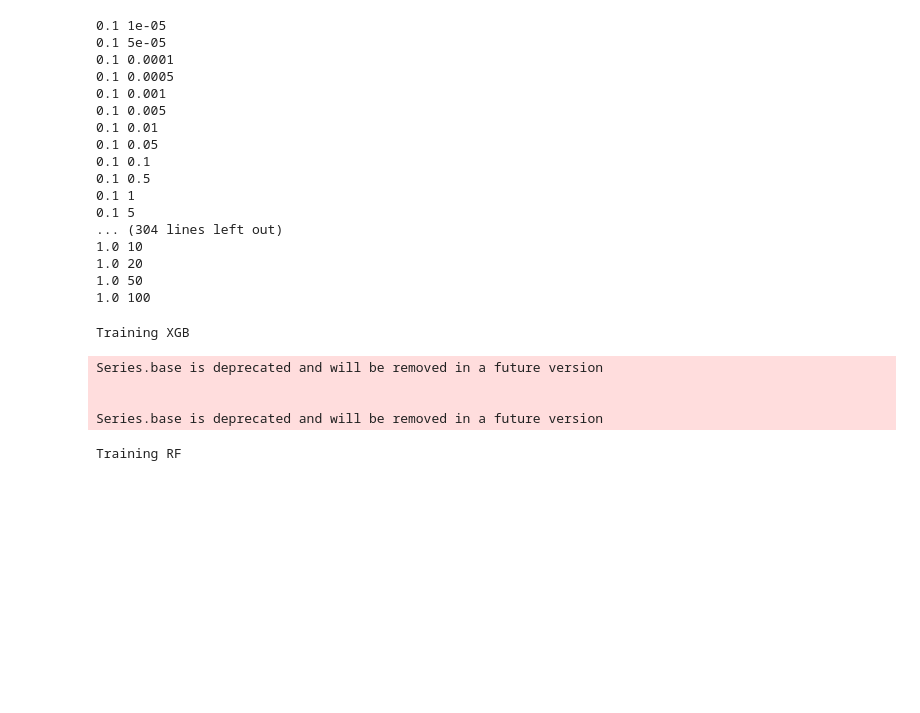
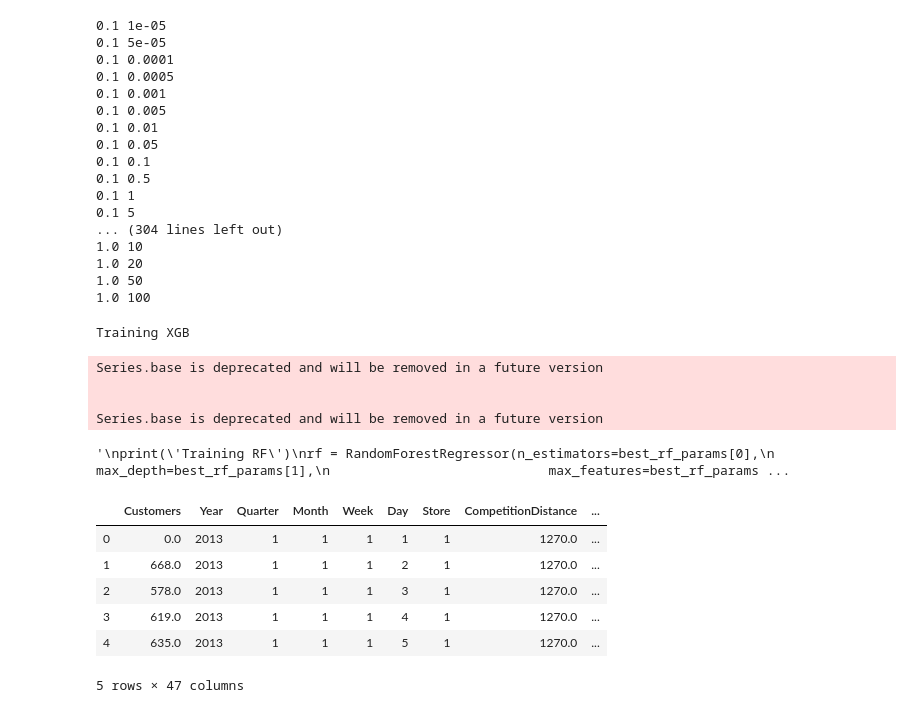
Before and after one commit to stanislav-chekmenev/comp1-team3, a Jupyter notebook: comp1.ipynb, the cells around one changed output. Drawn from its saved outputs; the diff is of its cells as text; code cells hidden in the pictures; blank space fills up the shorter version.

```diff
--- a/comp1.ipynb
+++ b/comp1.ipynb
@@ -83,17 +97,17 @@ Test = pd.concat([Test.reset_index(), ohe_test], axis=1)
 #Test.to_csv('data/stasTest.csv', index=False)
 #Val.to_csv('data/stasVal.csv', index=False)
 # %%
-Train = pd.read_csv('data/stasTrain.csv', index_col=False).drop(axis=1, labels='index')
-Val = pd.read_csv('data/stasVal.csv', index_col=False).drop(axis=1, labels='index')
-Test = pd.read_csv('data/stasTest.csv', index_col=False).drop(axis=1, labels='index')
+#Train = pd.read_csv('data/stasTrain.csv', index_col=False).drop(axis=1, labels='index')
+#Val = pd.read_csv('data/stasVal.csv', index_col=False).drop(axis=1, labels='index')
+#Test = pd.read_csv('data/stasTest.csv', index_col=False).drop(axis=1, labels='index')
 # %%
 # Create X_train, y_train and so on
-X_train = Train.drop(axis=1, labels=['Sales])
+X_train = Train.drop(axis=1, labels=['Sales'])
 X_train = X_train
 y_train = Train['Sales']
-X_val = Val.drop(axis=1, labels=['Sales])
+X_val = Val.drop(axis=1, labels=['Sales'])
 y_val = Val['Sales']
-X_test = Test.drop(axis=1, labels=['Sales])
+X_test = Test.drop(axis=1, labels=['Sales'])
 y_test = Test['Sales']
 # %% [markdown]
 ### Training
@@ -149,28 +163,11 @@ rf_params = parameter_search(X_train.iloc[ind], y_train.iloc[ind], method='rf',
 (10178, 6, 0.8)
 (9092, 4, 0.9)
 ... (10 outputs left out)
-# %%
-# Perform PCA
-pca = PCA(n_components=4)
-pca.fit(X_train)def predict_stacked(X, models, coefs):
-    pca = pickle.load(open("pca.pickle.dat", "rb"))
-    X_pca = pca.transform(X)
-    valid_models = {'xgb', 'rf', 'el_net'}
-    if models.keys() not in valid_models:
-        raise ValueError("Model names must be one of %r." % valid_models)
-
-    if not type(models) == dict & type(coefs) == dict:
-        raise ValueError('models and coefs are dictionaries, please support a dictionary')
-    else:
-        xgb_mod = models['xgb']
-        rf_mod = models['rf']
-        el_net_mod = models['el_net']
-        xgb_coef = coefs['xgb']
-        rf_coef = coefs['rf']
-        el_net_coef = coefs['el_net']
-
-    return np.sum(xgb_coef * xgb_mod.predict(X) + rf_coed * rf_mod.predict(X) + el_net_coef * el_net.predict(X_pca))
-pickle.dump(pca, open("pca.pickle.dat", "wb"))
+# %%
+# Perform PCA
+pca = PCA(n_components=4)
+pca.fit(X_train)
+pickle.dump(pca, open("pca.pickle.dat", "wb"))
 # %%
 # Elastic Net
 params = {
@@ -241,6 +238,7 @@ xgb_model.fit(X_train, y_train, eval_metric=fit_params['eval_metric'],
 # save model to file
 pickle.dump(xgb_model, open("metadata/xgb_model.pickle.dat", "wb"))
 
+'''
 print('Training RF')
 rf = RandomForestRegressor(n_estimators=best_rf_params[0],
                             max_depth=best_rf_params[1],
@@ -256,13 +254,14 @@ elastic.fit(X_train_pca, y_train)
 
 # save model to file
 pickle.dump(el_net_model, open("metadata/el_net_model.pickle.dat", "wb"))
+'''
 # %% [output]
 Training XGB
 Series.base is deprecated and will be removed in a future version
 
 
 Series.base is deprecated and will be removed in a future version
-Training RF
+'\nprint(\'Training RF\')\nrf = RandomForestRegressor(n_estimators=best_rf_params[0],\n                            max_depth=best_rf_params[1],\n                            max_features=best_rf_params ...
 # %%
 # Perform search for stacking coefficients
 params = [
@@ -284,3 +283,13 @@ best_stack_params = parameter_search(X_val, y_val, method='stack', params=params
                 (0.5, 0.3, 0.2), (0.4, 0.6, 0), (0.4, 0.5, 0.1), (0.4, 0.4, 0.2), (0.3, 0.7, 0),
                 (0.3, 0.6, 0.1), (0.3, 0.5, 0.2)
 ]
+# %%
+X_train.head()
+# %% [output]
+|  | Customers | Year | Quarter | Month | Week | Day | Store | CompetitionDistance | ... |
+| 0 | 0.0 | 2013 | 1 | 1 | 1 | 1 | 1 | 1270.0 | ... |
+| 1 | 668.0 | 2013 | 1 | 1 | 1 | 2 | 1 | 1270.0 | ... |
+| 2 | 578.0 | 2013 | 1 | 1 | 1 | 3 | 1 | 1270.0 | ... |
+| 3 | 619.0 | 2013 | 1 | 1 | 1 | 4 | 1 | 1270.0 | ... |
+| 4 | 635.0 | 2013 | 1 | 1 | 1 | 5 | 1 | 1270.0 | ... |
+5 rows × 47 columns
```
Also changed, not shown: parts of 11 cells of this notebook, 7 other files.
